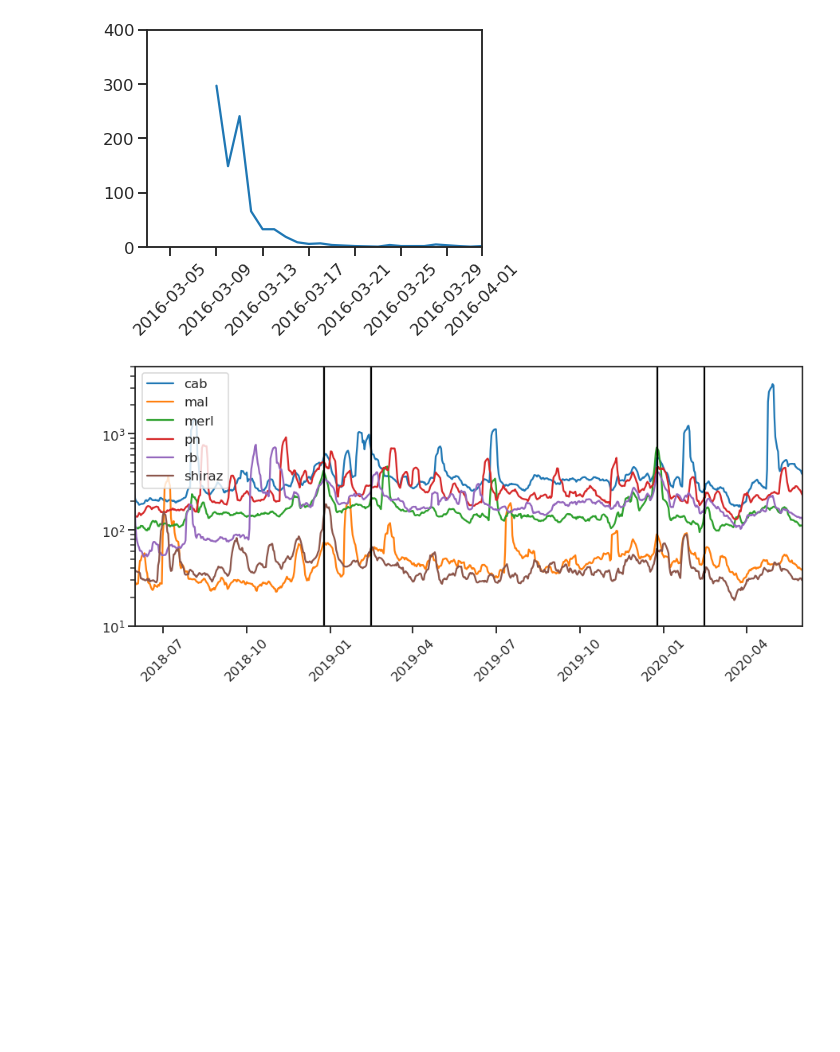
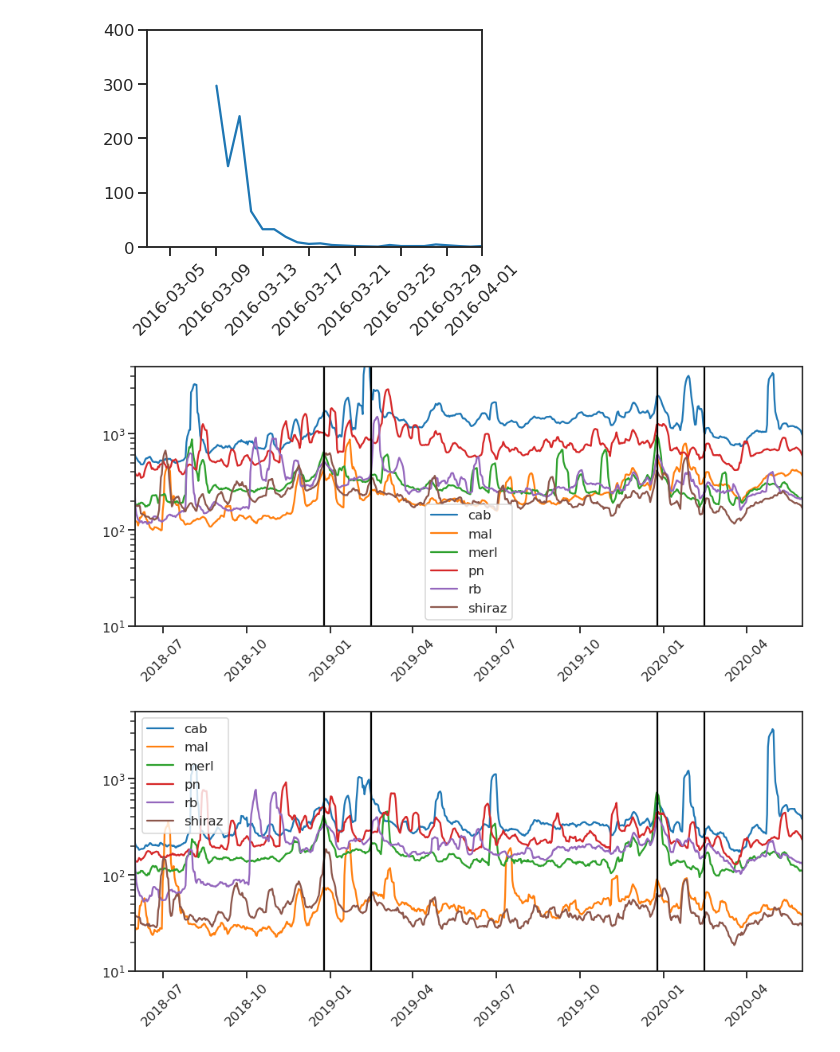
Before and after one commit to JocelynF/WineRegions, a Jupyter notebook: CreatePlots.ipynb, the cells around one changed output. Saved outputs shown, nothing was run; the diff lists cells and outputs as text; code cells hidden in the pictures; blank space fills up the shorter version.

```diff
--- a/CreatePlots.ipynb
+++ b/CreatePlots.ipynb
@@ -162,6 +141,26 @@ plt.xlim(datetime.datetime(2016,3,3), datetime.datetime(2016,4,1))
 # %% [output]
 (736026.0, 736055.0)
 [figure]
+# %%
+plt.figure(figsize = (15,6))
+plt.plot(weightviews_unfilt['DATE'], weightviews_unfilt['CABERNET SAUVIGNON'].rolling(window = 7).mean())
+plt.plot(weightviews_unfilt['DATE'], weightviews_unfilt['MALBEC'].rolling(window = 7).mean())
+plt.plot(weightviews_unfilt['DATE'], weightviews_unfilt['MERLOT'].rolling(window = 7).mean())
+plt.plot(weightviews_unfilt['DATE'], weightviews_unfilt['PINOT NOIR'].rolling(window = 7).mean())
+plt.plot(weightviews_unfilt['DATE'], weightviews_unfilt['RED BLEND'].rolling(window = 7).mean())
+plt.plot(weightviews_unfilt['DATE'], weightviews_unfilt['SHIRAZ/SYRAH'].rolling(window = 7).mean())
+plt.legend(['cab', 'mal', 'merl', 'pn', 'rb', 'shiraz'])
+plt.yscale('log')
+plt.xlim(datetime.datetime(2018,6,1), datetime.datetime(2020,6,1))
+plt.plot([datetime.datetime(2018,12,25),datetime.datetime(2018,12,25)], [10,5000], c= 'k')
+plt.plot([datetime.datetime(2019,12,25),datetime.datetime(2019,12,25)], [10,5000], c = 'k')
+plt.plot([datetime.datetime(2019,2,14),datetime.datetime(2019,2,14)], [10,5000], c= 'k')
+plt.plot([datetime.datetime(2020,2,14),datetime.datetime(2020,2,14)], [10,5000], c = 'k')
+plt.xticks(rotation = 45)
+plt.ylim(10,5000)
+plt.show()
+# %% [output]
+[figure, added]
 # %%
 plt.figure(figsize = (15,6))
 plt.plot(weightviews_unfilt['DATE'], weightviews_unfilt['CABERNET SAUVIGNON'].rolling(window = 7).mean())
```
Also changed, not shown: parts of 7 cells of this notebook, 5 other files.
